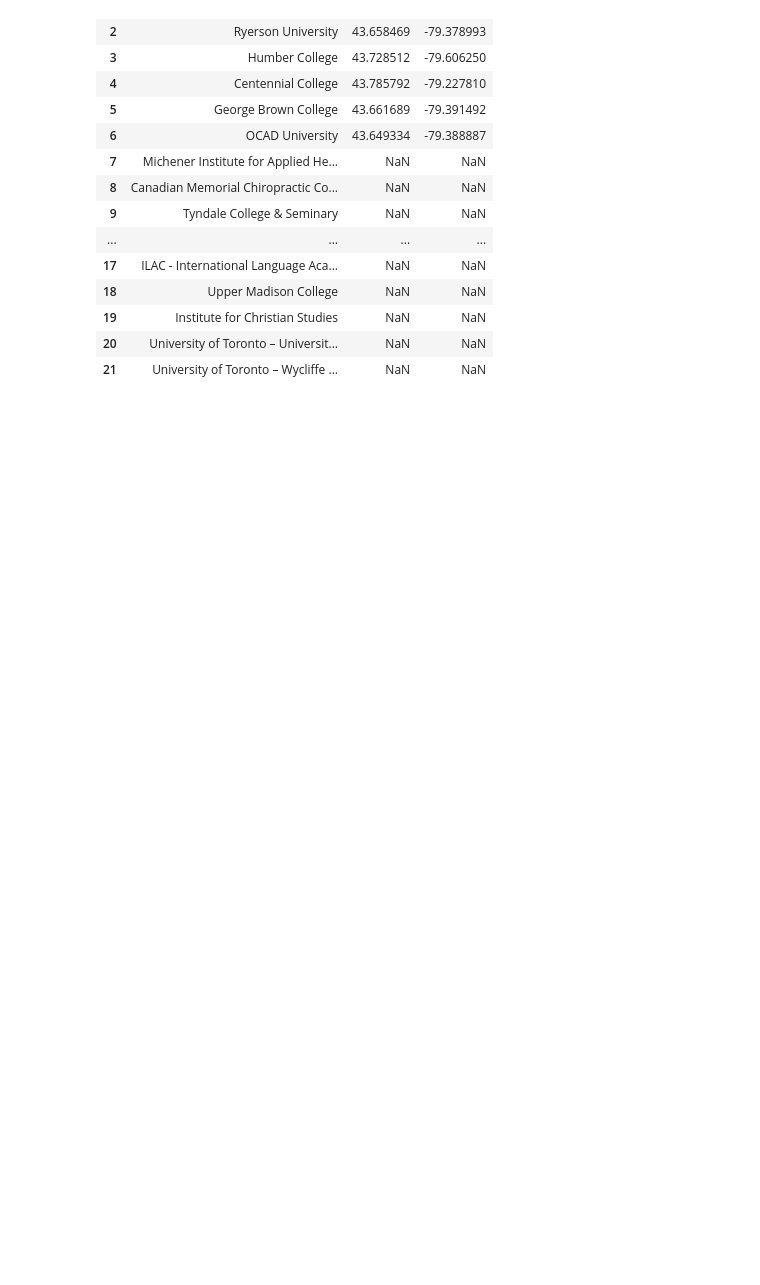
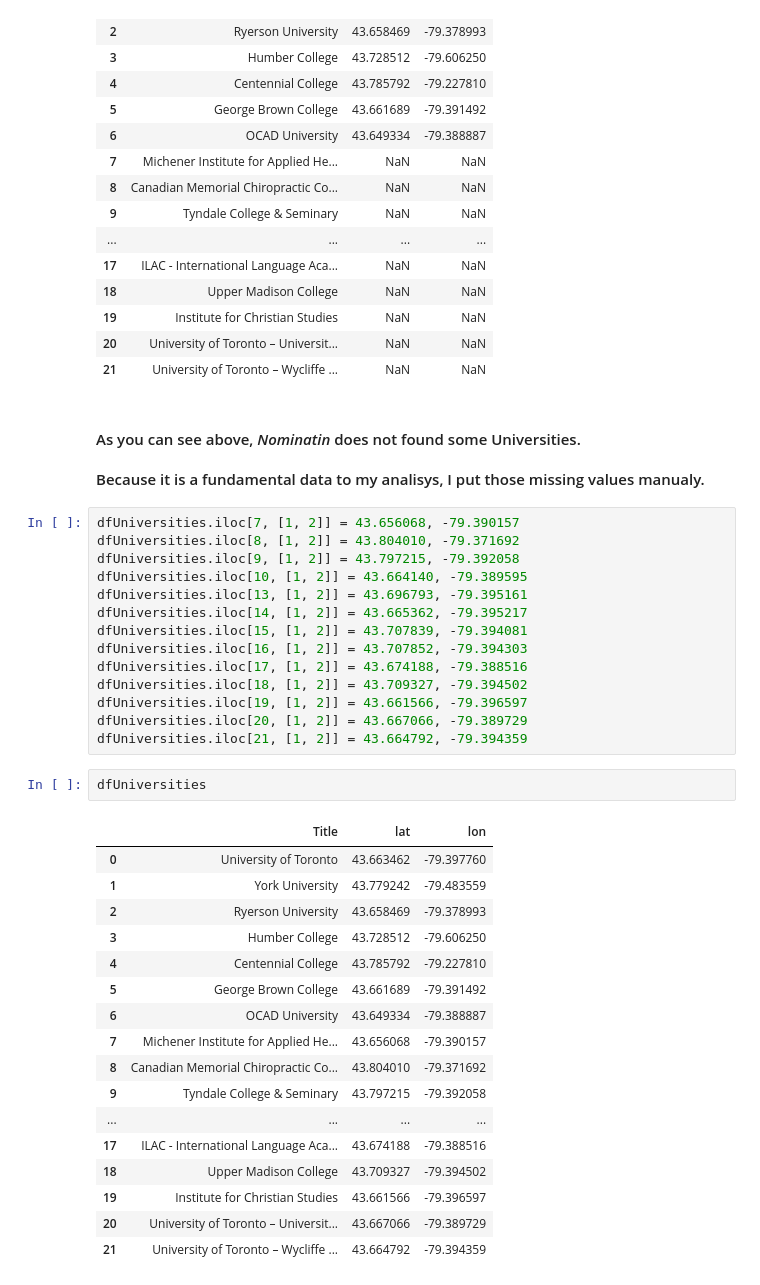
Before and after one commit to fensterseifer/Coursera_Capstone, a Jupyter notebook: Coursera_Capstone.ipynb, the cells around one changed output. Cells and saved outputs as stored; diff of their text form; blank space fills up the shorter version.

```diff
--- a/Coursera_Capstone.ipynb
+++ b/Coursera_Capstone.ipynb
@@ -107,3 +130,43 @@ dfUniversities
 | 19 | Institute for Christian Studies | NaN | NaN |
 | 20 | University of Toronto – Universit... | NaN | NaN |
 | 21 | University of Toronto – Wycliffe ... | NaN | NaN |
+# %% [markdown]
+<h4>
+    As you can see above, <i>Nominatin</i> does not found some Universities.<br/>
+    <br/>
+    Because it is a fundamental data to my analisys, I put those missing values manualy.
+</h4>
+# %%
+dfUniversities.iloc[7, [1, 2]] = 43.656068, -79.390157
+dfUniversities.iloc[8, [1, 2]] = 43.804010, -79.371692
+dfUniversities.iloc[9, [1, 2]] = 43.797215, -79.392058
+dfUniversities.iloc[10, [1, 2]] = 43.664140, -79.389595
+dfUniversities.iloc[13, [1, 2]] = 43.696793, -79.395161
+dfUniversities.iloc[14, [1, 2]] = 43.665362, -79.395217
+dfUniversities.iloc[15, [1, 2]] = 43.707839, -79.394081
+dfUniversities.iloc[16, [1, 2]] = 43.707852, -79.394303
+dfUniversities.iloc[17, [1, 2]] = 43.674188, -79.388516
+dfUniversities.iloc[18, [1, 2]] = 43.709327, -79.394502
+dfUniversities.iloc[19, [1, 2]] = 43.661566, -79.396597
+dfUniversities.iloc[20, [1, 2]] = 43.667066, -79.389729
+dfUniversities.iloc[21, [1, 2]] = 43.664792, -79.394359
+# %%
+dfUniversities
+# %% [output]
+|  | Title | lat | lon |
+| 0 | University of Toronto | 43.663462 | -79.397760 |
+| 1 | York University | 43.779242 | -79.483559 |
+| 2 | Ryerson University | 43.658469 | -79.378993 |
+| 3 | Humber College | 43.728512 | -79.606250 |
+| 4 | Centennial College | 43.785792 | -79.227810 |
+| 5 | George Brown College | 43.661689 | -79.391492 |
+| 6 | OCAD University | 43.649334 | -79.388887 |
+| 7 | Michener Institute for Applied He... | 43.656068 | -79.390157 |
+| 8 | Canadian Memorial Chiropractic Co... | 43.804010 | -79.371692 |
+| 9 | Tyndale College & Seminary | 43.797215 | -79.392058 |
+| ... | ... | ... | ... |
+| 17 | ILAC - International Language Aca... | 43.674188 | -79.388516 |
+| 18 | Upper Madison College | 43.709327 | -79.394502 |
+| 19 | Institute for Christian Studies | 43.661566 | -79.396597 |
+| 20 | University of Toronto – Universit... | 43.667066 | -79.389729 |
+| 21 | University of Toronto – Wycliffe ... | 43.664792 | -79.394359 |
```
Also changed, not shown: parts of 25 cells of this notebook.
